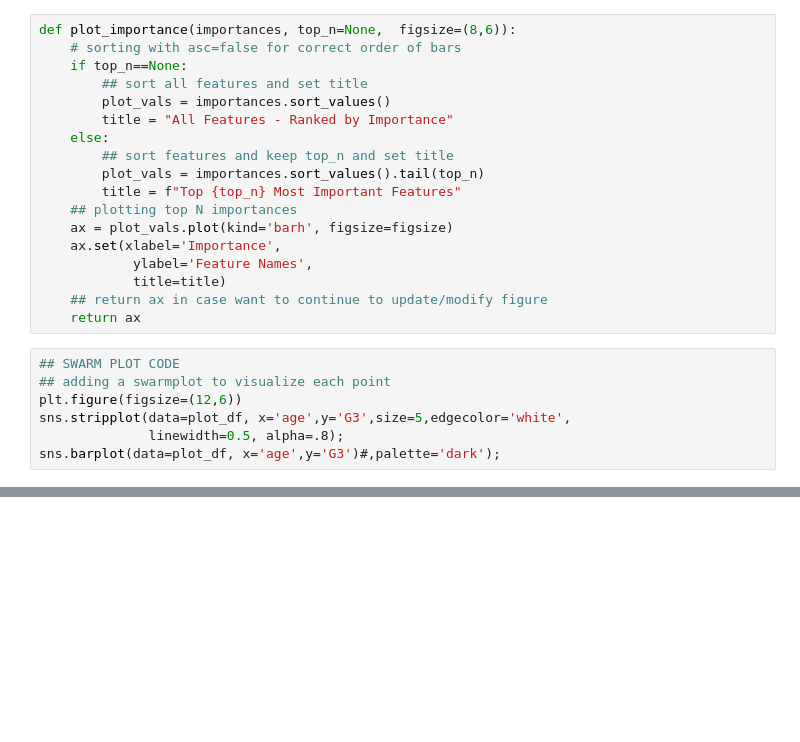
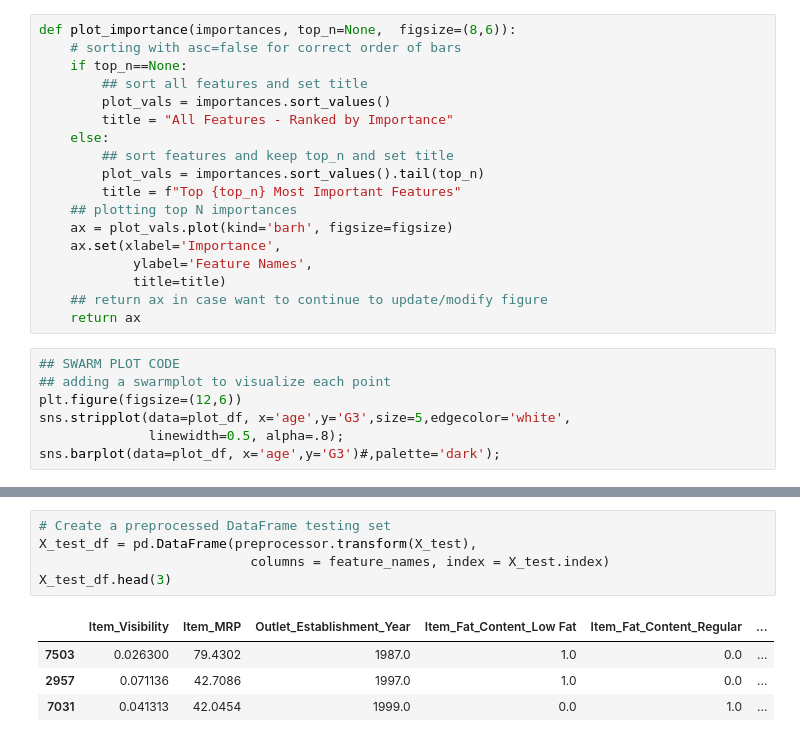
Before and after one commit to Kridge42/Product-Sales, a Jupyter notebook: Project 1 - Revisited.ipynb, the cells around one changed output, grey strips where cells are left out. Saved outputs shown, nothing was run; the diff lists cells and outputs as text; blank space fills up the shorter version.

```diff
--- a/Project 1 - Revisited.ipynb
+++ b/Project 1 - Revisited.ipynb
@@ -103,0 +333,10 @@ def plot_importance_color(importances, top_n=None,  figsize=(8,6),
+# %%
+# Create a preprocessed DataFrame testing set
+X_test_df = pd.DataFrame(preprocessor.transform(X_test),
+                           columns = feature_names, index = X_test.index)
+X_test_df.head(3)
+# %% [output]
+|  | Item_Visibility | Item_MRP | Outlet_Establishment_Year | Item_Fat_Content_Low Fat | Item_Fat_Content_Regular | ... |
+| 7503 | 0.026300 | 79.4302 | 1987.0 | 1.0 | 0.0 | ... |
+| 2957 | 0.071136 | 42.7086 | 1997.0 | 1.0 | 0.0 | ... |
+| 7031 | 0.041313 | 42.0454 | 1999.0 | 0.0 | 1.0 | ... |
```
Also changed, not shown: parts of 36 cells of this notebook.
